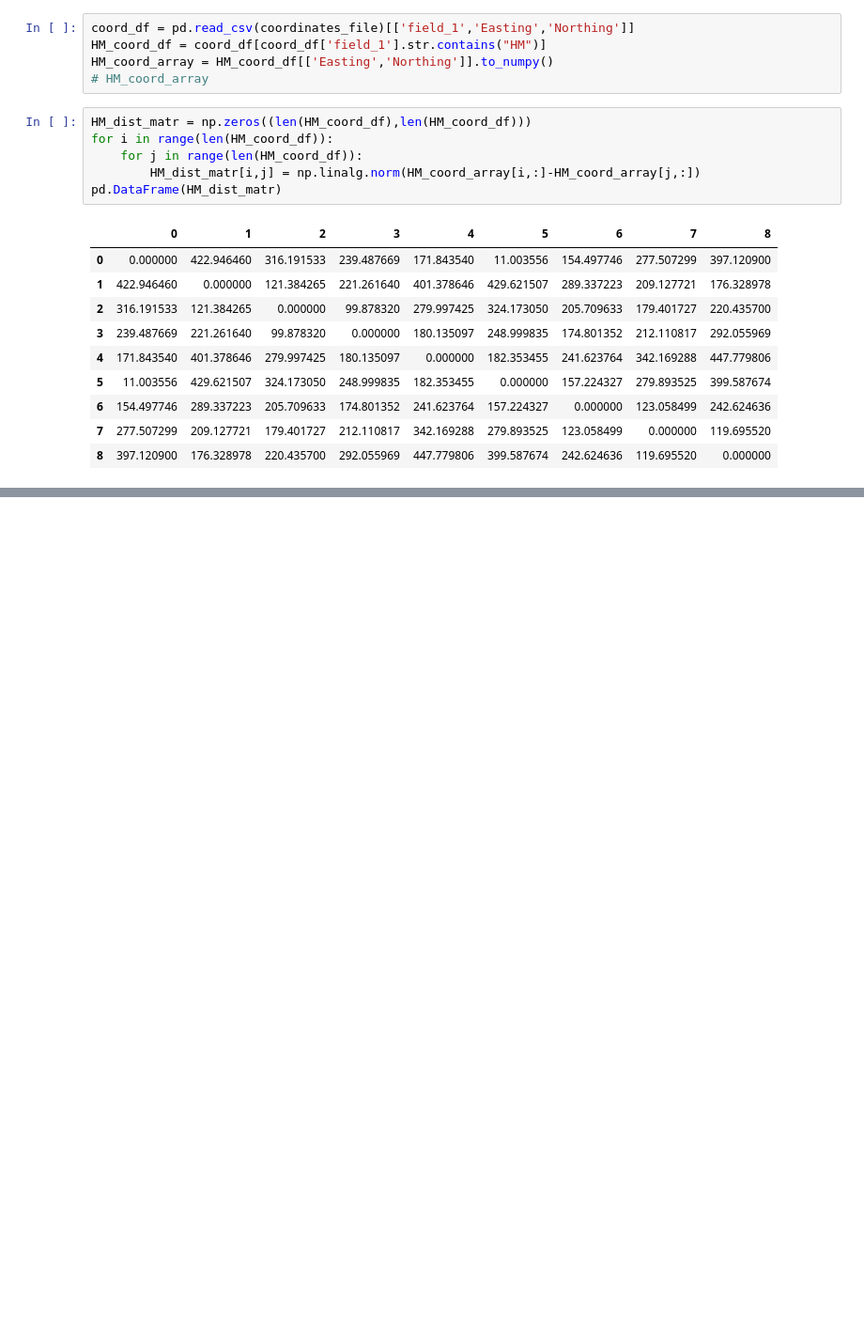
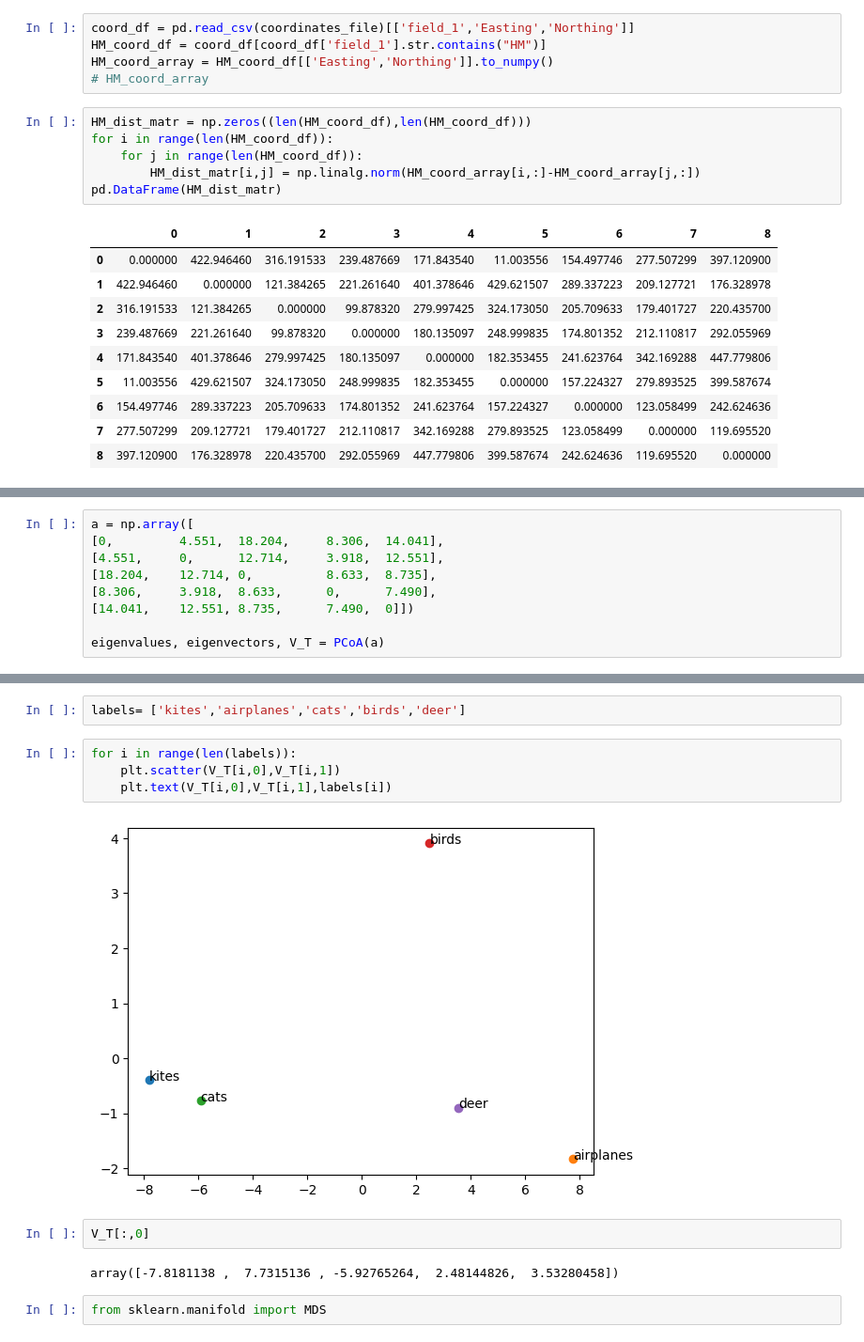
Before and after one commit to polimatt/MChem, a Jupyter notebook: multivariate_analysis/pcnm.ipynb, the cells around one changed output, grey strips where cells are left out. Shown: that part at 94% size. Saved outputs shown, nothing was run; the diff lists cells and outputs as text; blank space fills up the shorter version.

```diff
--- a/multivariate_analysis/pcnm.ipynb
+++ b/multivariate_analysis/pcnm.ipynb
@@ -140,0 +143,9 @@ array([  0.        ,   0.        ,   0.        ,  48.71634135,
+# %%
+a = np.array([
+[0,         4.551,  18.204,     8.306,  14.041],
+[4.551,     0,      12.714,     3.918,  12.551],
+[18.204,    12.714, 0,          8.633,  8.735],
+[8.306,     3.918,  8.633,      0,      7.490],
+[14.041,    12.551, 8.735,      7.490,  0]])
+
+eigenvalues, eigenvectors, V_T = PCoA(a)
@@ -140,0 +193,14 @@ array([  0.        ,   0.        ,   0.        ,  48.71634135,
+# %%
+labels= ['kites','airplanes','cats','birds','deer']
+# %%
+for i in range(len(labels)):
+    plt.scatter(V_T[i,0],V_T[i,1])
+    plt.text(V_T[i,0],V_T[i,1],labels[i])
+# %% [output]
+[figure, added]
+# %%
+V_T[:,0]
+# %% [output]
+array([-7.8181138 ,  7.7315136 , -5.92765264,  2.48144826,  3.53280458])
+# %%
+from sklearn.manifold import MDS
```
Also changed, not shown: parts of 48 cells of this notebook, 6 other files.
